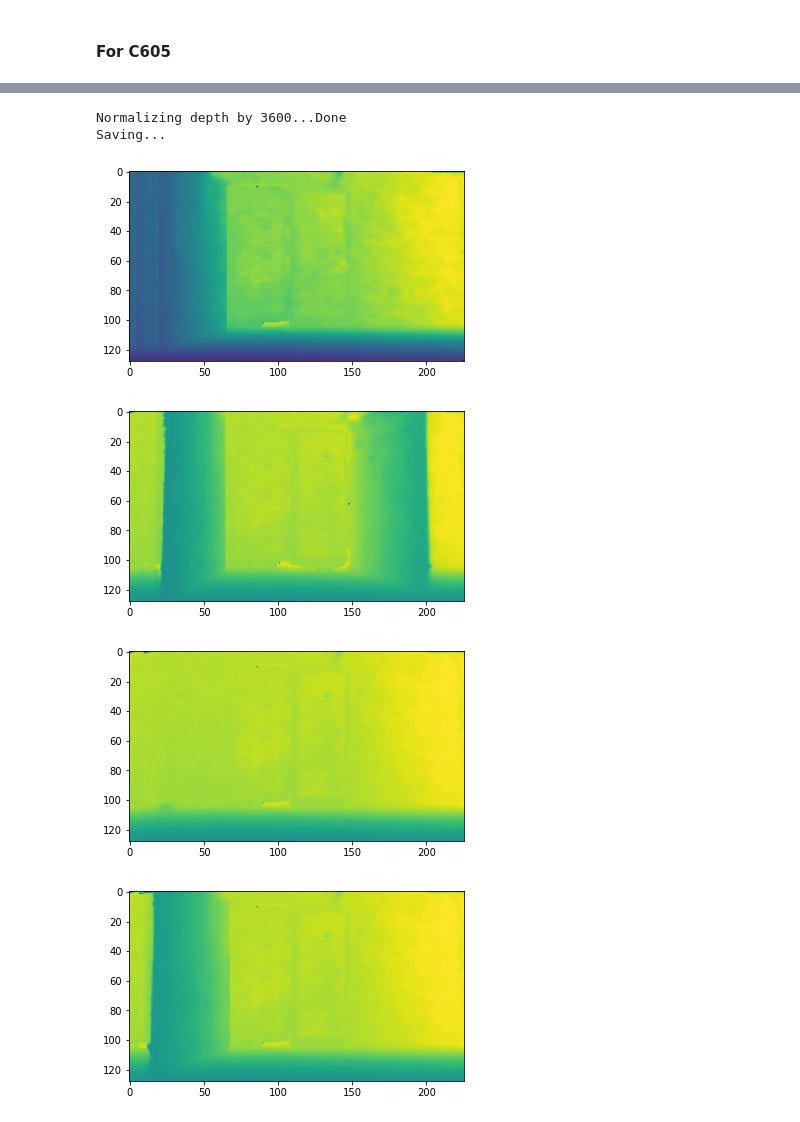
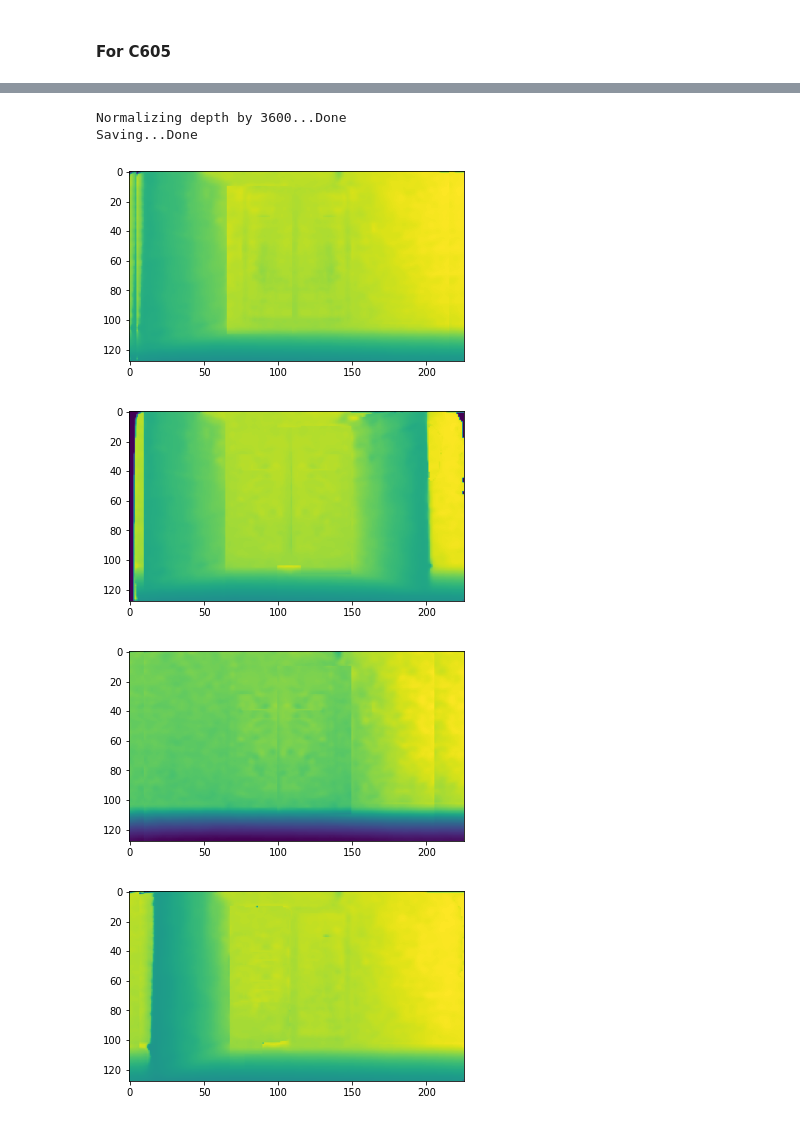
Before and after one commit to MilkywayCocktail/CSI-python, a Jupyter notebook: Door_dataset.ipynb, the cells around one changed output, grey strips where cells are left out. Saved outputs shown, nothing was run; the diff lists cells and outputs as text; code cells hidden in the pictures.

```diff
--- a/Door_dataset.ipynb
+++ b/Door_dataset.ipynb
@@ -696,8 +698,8 @@ bags: dict = {}
 l1 = ['182921', '183051', '183536']
 l2 = ['184042', '184335', '184530']
 l3 = ['185039']
-for file in ['184335', '184530', '185039']:
+for file in {'184530'}:
 #for file in {'135314'}:
-    bags[file] = md.BagLoader(f'../dataset/Door_EXP/C605/20240805_{file}.bag')
+    bags[file] = md.BagLoader(f'../dataset/Door_EXP/C605_new/20240805_{file}.bag')
     bags[file].export_images(show=False)
 # %% [output]
@@ -711,16 +708,18 @@ KeyboardInterrupt:
 # %%
-cur = '184335'
+cur = '184530'
 def process(loader):
-    #loader.reset_images()
-    loader.clear_excessive_depth(3600)
+    loader.reset_images()
+    loader.threshold_depth(3600)
+    #loader.clear_excessive_depth(3600)
     #loader.images = loader.images[1794:]
     #loader.depth_mask(tmap=env_loader.depthmask.threshold)
-    #loader.depth_mask(0.9)
-    loader.depth_mask(tmap=tr)
+    loader.depth_mask(0.9)
+    #loader.depth_mask(tmap=tt_)
     tmap = md.Raw(loader.depthmask.threshold)
     return tmap
 
 tmap_ = process(bags[cur])
 #p1 = bags[cur].images
 bags[cur].images[:,:, :20] = 0
+bags[cur].images[:,:,-20:] = 0
 browse_images(bags[cur].images)
@@ -731,33 +736,36 @@ bags[cur].normalize_depth(3600)
 bags[cur].save_images()
 # %% [output]
 Normalizing depth by 3600...Done
-Saving...
+Saving...Done
 # %%
 tl_ = tmap_.value
-tl_[:,:15] = tl_[:,15:30]
-tl_[10:110, 66:110] = tb[10:110, 66:110]
-tl_[tl_==0] = tb[tl_==0]
+tl_[:, :5] = tl_[:, 5:10]
+tl_[:,-10:] = tl_[:,-20:-10]
+tl_[10:110, 66:110] = tl_[:, ::-1][10:110, 66:110]
+#tl_[tl_==0] = tb[tl_==0]
 plt.imshow(tl_)
 plt.show()
 # %% [output]
-[figure, old version]
+[figure, new version]
 # %%
 tt_ = tmap_.value
-tt_[tt_==0] = tb[tt_==0]
-tt_[:, :10] = tb[:,:10]
-tt_[:, 65:100] = tr[:, 65:100]
+tt_[tt_==0] = tb_[tt_==0]
+tt_[:, :10] = tb_[:,:10]
+tt_[:, 65:100] = tb_[:, 65:100]
+tt_[10:110, 110:150] = tt_[:,::-1][10:110, 120:160]
 plt.imshow(tt_)
 plt.show()
 # %% [output]
-[figure, old version]
+[figure, new version]
 # %%
 tb = tmap_.value
-tb[:, :10] = tr[:, :10]
-tb[:120, 80:] = tl[:120, 80:]
+tb[:, :10] = tb[: ,10:20]
+tb[:, -20:] = tb[:, -40:-20]
+tb[10:110, 100:150] = tb[:, ::-1][10:110, 120:170]
 plt.imshow(tb)
 plt.show()
 # %% [output]
-[figure, old version]
+[figure, new version]
 # %%
 tl = tmap_.value
 tl[tl==0] = tr[tl==0]
```
Also changed, not shown: parts of 12 cells of this notebook, 4 other files.
